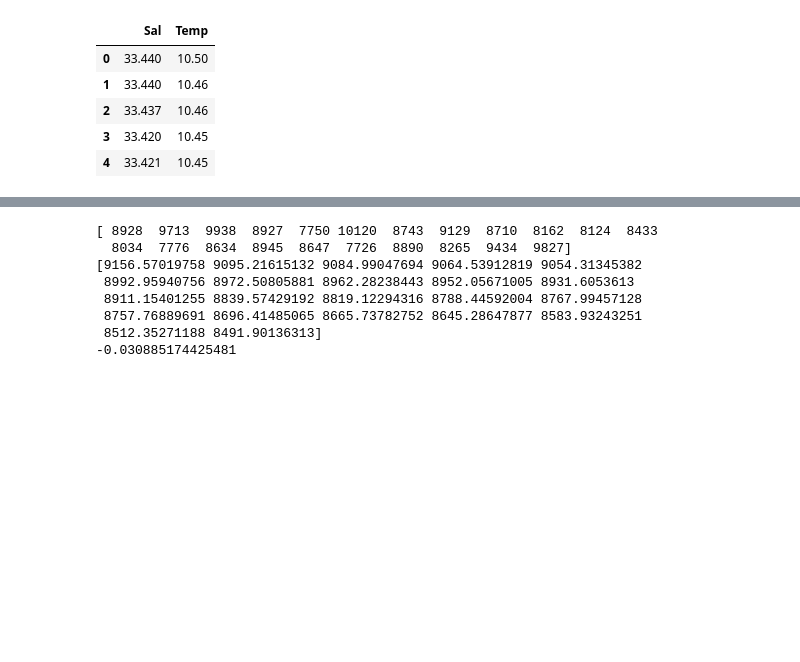
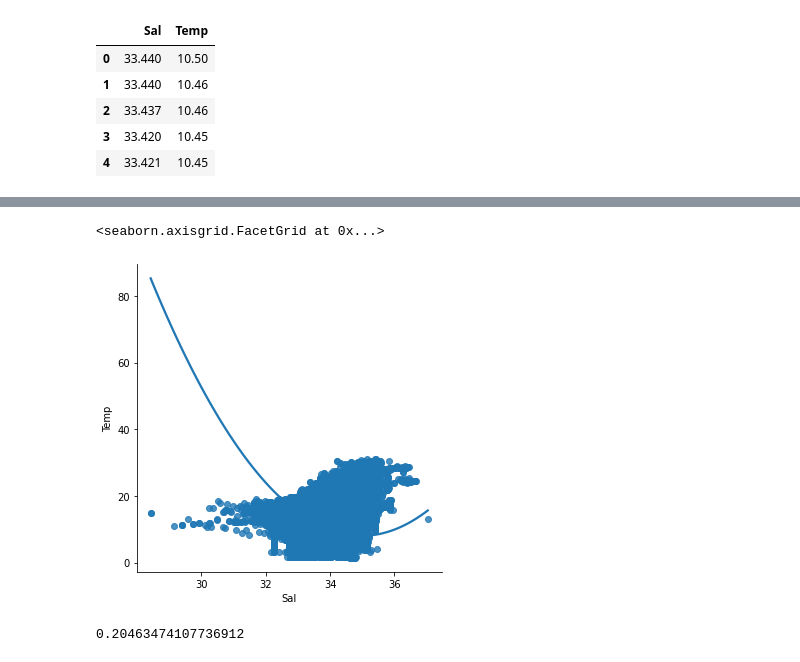
Before and after one commit to matheusvanzan/ime-machine-learning, a Jupyter notebook: linear_regression.ipynb, the cells around one changed output, grey strips where cells are left out. Cells and saved outputs as stored; diff of their text form; code cells hidden in the pictures; blank space fills up the shorter version.

```diff
--- a/linear_regression.ipynb
+++ b/linear_regression.ipynb
@@ -25,7 +24,10 @@ data = pd.read_csv(GITHUB_ROOT + 'bottle.csv.zip')
 # %%
+data = pd.read_csv(GITHUB_ROOT + 'bottle.csv.zip')
 # data = data.dropna() # drop NULL values
+data.fillna(method ='ffill', inplace = True)
 data = data[['Salnty', 'T_degC']]
 data.columns = ['Sal', 'Temp']
+
 # data.insert(loc = 0, column = 'index', value = data.index)
 data.head()
 # %% [output]
@@ -75,44 +40,24 @@ test.plot.scatter(x='index', y='Deaths')
-# %%
-# X is 2D array
-# y is 1D array
-
-X_train = np.array(train.iloc[:, 0:1].values) # iloc(rows, cols)
-y_train = np.array(train.iloc[:, 2].values)
-
-X_test = np.array(test.iloc[:, 0:1].values)
-y_test = np.array(test.iloc[:, 2].values)
-
-model = LinearRegression(
-    fit_intercept=True,
-    # normalize=True,
-    copy_X=True,
-    n_jobs=-1
-)
-
-# create model based on train
-model.fit(X_train, y_train)
-
-y_pred = model.predict(X_test)
-accuracy = model.score(X_test, y_test)
-
-# plt.plot(X_train, model.predict(X_train), color='green')
-# plt.show()
-# print(X_train)
-# print(y_train)
-
-# print(X_test)
-# print(y_test)
-
-print(y_test)
-print(y_pred)
-
-print(accuracy)
-# %% [output]
-[ 8928  9713  9938  8927  7750 10120  8743  9129  8710  8162  8124  8433
-  8034  7776  8634  8945  8647  7726  8890  8265  9434  9827]
-[9156.57019758 9095.21615132 9084.99047694 9064.53912819 9054.31345382
- 8992.95940756 8972.50805881 8962.28238443 8952.05671005 8931.6053613
- 8911.15401255 8839.57429192 8819.12294316 8788.44592004 8767.99457128
- 8757.76889691 8696.41485065 8665.73782752 8645.28647877 8583.93243251
- 8512.35271188 8491.90136313]
--0.030885174425481
+# %%
+sns.lmplot(x ="Sal", y ="Temp", data = data, order = 2, ci = None)
+# %% [output]
+<seaborn.axisgrid.FacetGrid at 0x...>
+[figure, added]
+# %%
+X = np.array(data['Sal']).reshape(-1, 1)
+y = np.array(data['Temp']).reshape(-1, 1)
+
+# Separating the data into independent and dependent variables
+# Converting each dataframe into a numpy array
+# since each dataframe contains only one column
+data.dropna(inplace = True)
+
+# Dropping any rows with Nan values
+X_train, X_test, y_train, y_test = train_test_split(X, y, test_size = 0.25)
+
+# Splitting the data into training and testing data
+regr = LinearRegression()
+
+regr.fit(X_train, y_train)
+print(regr.score(X_test, y_test))
+# %% [output]
+0.20463474107736912
```
Also changed, not shown: parts of 10 cells of this notebook.
